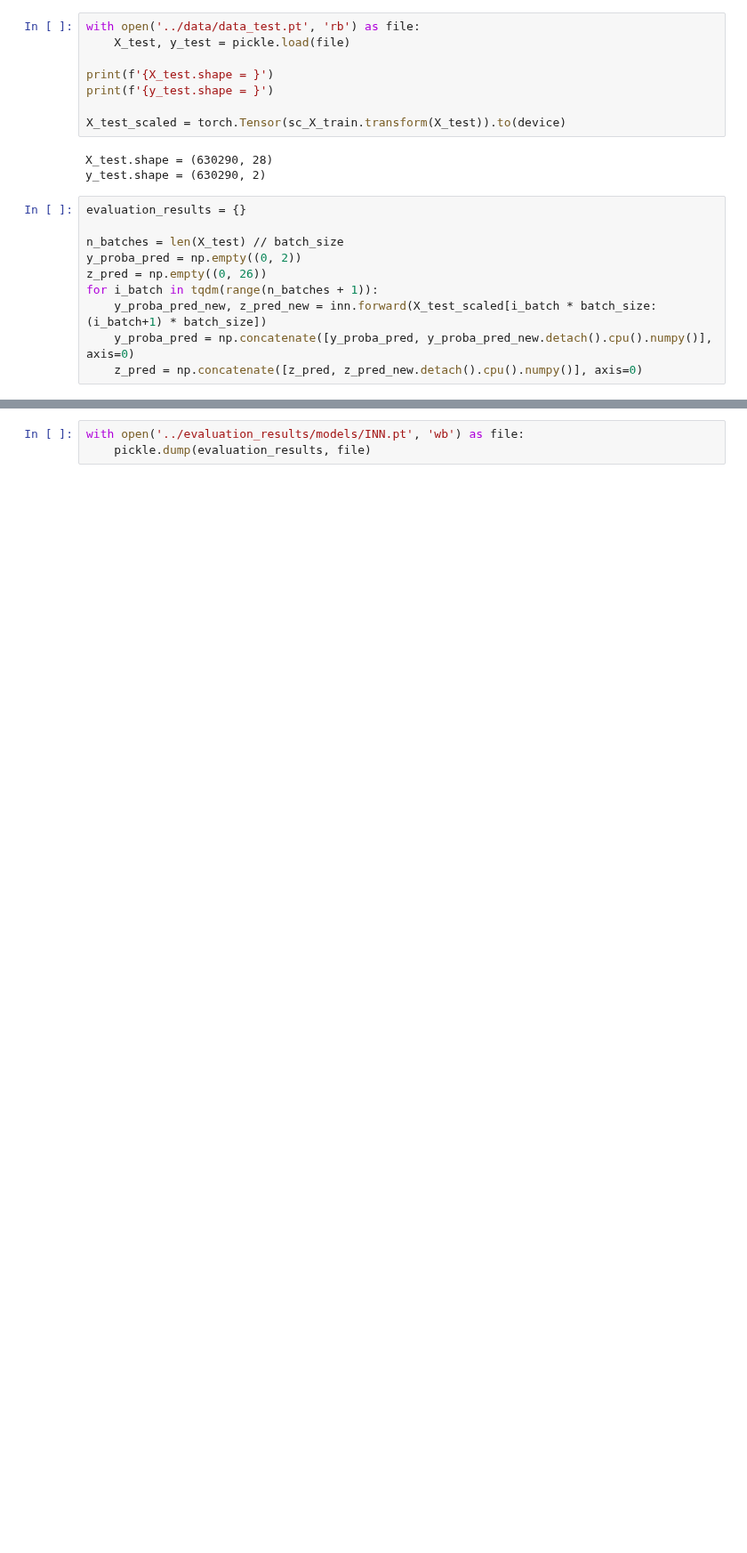
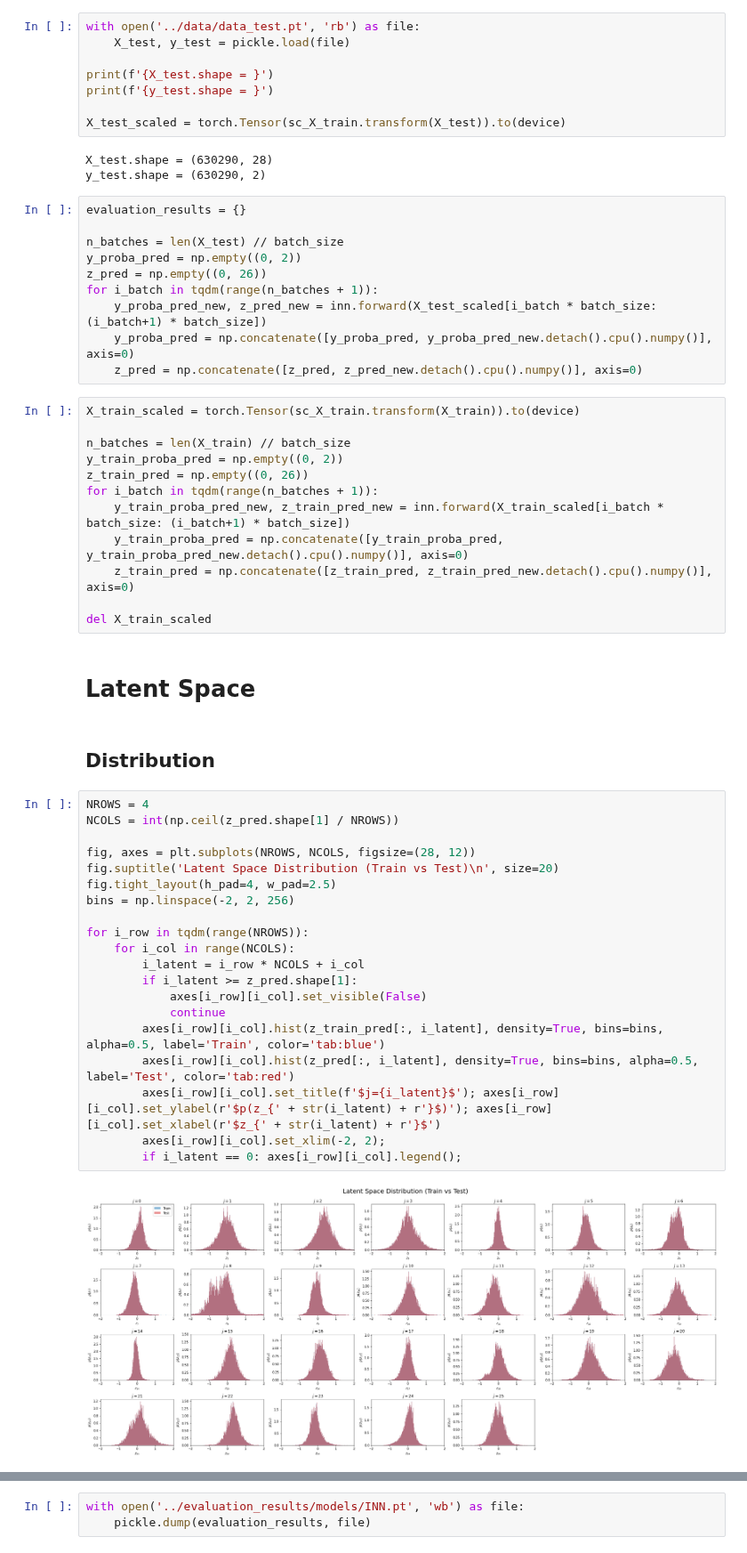
Before and after one commit to psaegert/AML-Final, a Jupyter notebook: models/INN.ipynb, the cells around one changed output, grey strips where cells are left out. Shown at 89% size. Saved outputs shown, nothing was run; the diff lists cells and outputs as text; blank space fills up the shorter version.

```diff
--- a/models/INN.ipynb
+++ b/models/INN.ipynb
@@ -366,3 +387,41 @@ for i_batch in tqdm(range(n_batches + 1)):
     y_proba_pred_new, z_pred_new = inn.forward(X_test_scaled[i_batch * batch_size: (i_batch+1) * batch_size])
     y_proba_pred = np.concatenate([y_proba_pred, y_proba_pred_new.detach().cpu().numpy()], axis=0)
     z_pred = np.concatenate([z_pred, z_pred_new.detach().cpu().numpy()], axis=0)
+# %%
+X_train_scaled = torch.Tensor(sc_X_train.transform(X_train)).to(device)
+
+n_batches = len(X_train) // batch_size
+y_train_proba_pred = np.empty((0, 2))
+z_train_pred = np.empty((0, 26))
+for i_batch in tqdm(range(n_batches + 1)):
+    y_train_proba_pred_new, z_train_pred_new = inn.forward(X_train_scaled[i_batch * batch_size: (i_batch+1) * batch_size])
+    y_train_proba_pred = np.concatenate([y_train_proba_pred, y_train_proba_pred_new.detach().cpu().numpy()], axis=0)
+    z_train_pred = np.concatenate([z_train_pred, z_train_pred_new.detach().cpu().numpy()], axis=0)
+
+del X_train_scaled
+# %% [markdown]
+# Latent Space
+# %% [markdown]
+## Distribution
+# %%
+NROWS = 4
+NCOLS = int(np.ceil(z_pred.shape[1] / NROWS))
+
+fig, axes = plt.subplots(NROWS, NCOLS, figsize=(28, 12))
+fig.suptitle('Latent Space Distribution (Train vs Test)\n', size=20)
+fig.tight_layout(h_pad=4, w_pad=2.5)
+bins = np.linspace(-2, 2, 256)
+
+for i_row in tqdm(range(NROWS)):
+    for i_col in range(NCOLS):
+        i_latent = i_row * NCOLS + i_col
+        if i_latent >= z_pred.shape[1]:
+            axes[i_row][i_col].set_visible(False)
+            continue
+        axes[i_row][i_col].hist(z_train_pred[:, i_latent], density=True, bins=bins, alpha=0.5, label='Train', color='tab:blue')
+        axes[i_row][i_col].hist(z_pred[:, i_latent], density=True, bins=bins, alpha=0.5, label='Test', color='tab:red')
+        axes[i_row][i_col].set_title(f'$j={i_latent}$'); axes[i_row][i_col].set_ylabel(r'$p(z_{' + str(i_latent) + r'}$)'); axes[i_row][i_col].set_xlabel(r'$z_{' + str(i_latent) + r'}$')
+        axes[i_row][i_col].set_xlim(-2, 2);
+        if i_latent == 0: axes[i_row][i_col].legend();
+# %% [output]
+[figure, added]
```
Also changed, not shown: parts of 14 cells of this notebook, 2 other files.
